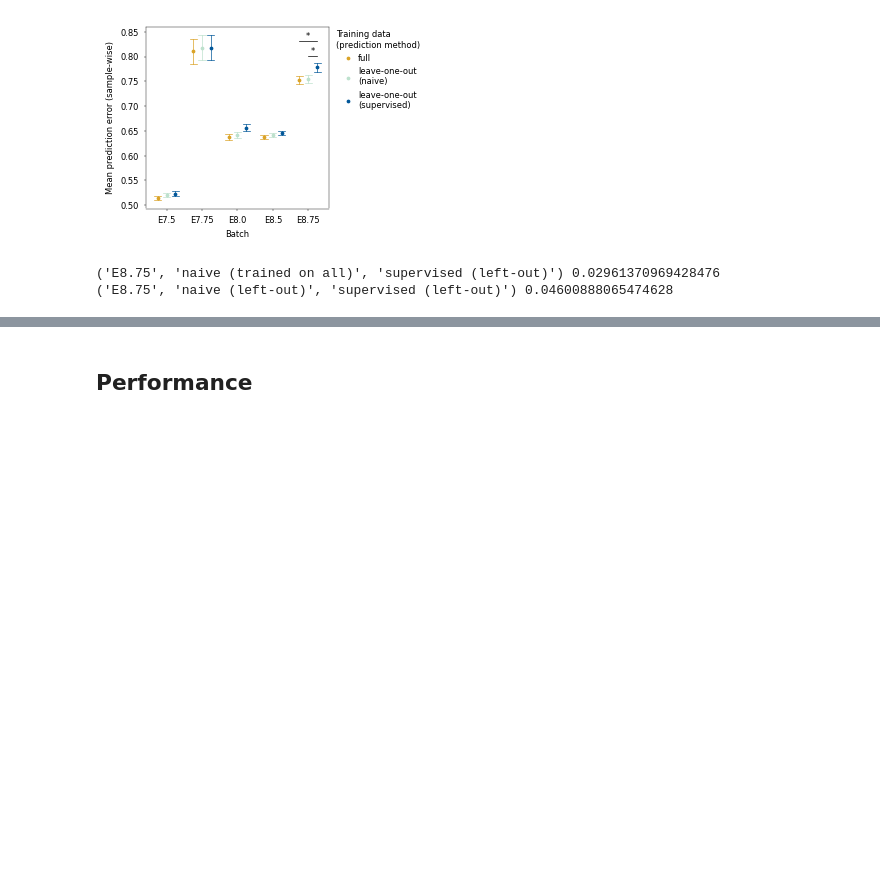
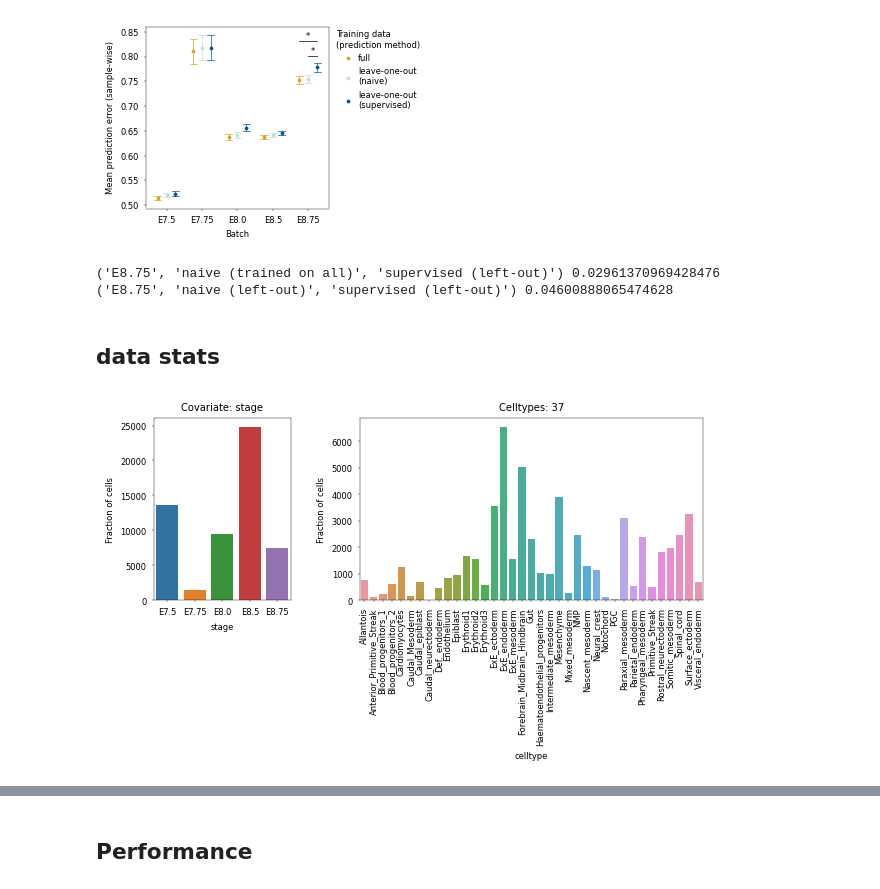
Before and after one commit to Center-for-Health-Data-Science/multiDGD_paper, a Jupyter notebook: experiments/test_notebooks/new_figures_tests.ipynb, the cells around one changed output, grey strips where cells are left out. Drawn from its saved outputs; the diff is of its cells as text; code cells hidden in the pictures; blank space fills up the shorter version.

```diff
--- a/experiments/test_notebooks/new_figures_tests.ipynb
+++ b/experiments/test_notebooks/new_figures_tests.ipynb
@@ -1535,0 +1551,2 @@ for key, value in significance_dict.items():
+# %% [markdown]
+## data stats
@@ -1535,0 +1558,47 @@ for key, value in significance_dict.items():
+# %%
+data_name = "mouse_gastrulation"
+data = md.read("../../data/mouse_gastrulation.h5mu", backed=False)
+# %%
+# make bar plots for meta data stats
+covariate_name = "stage"
+ct_name = "celltype"
+
+# make a figure with 2 subplots: one for the covariate and one for the celltypes
+fig = plt.figure(figsize=(18 * cm, 6 * cm))
+gs = gridspec.GridSpec(1, 3)
+# add spacing
+gs.update(wspace=0.5, hspace=0.0)
+ax_list = []
+
+# first plot the covariate
+ax_list.append(fig.add_subplot(gs[0, 0]))
+# make a summary statistic plot of the fractions of the covariates
+sns.barplot(
+    x=covariate_name,
+    y="fraction",
+    data=data.obs.groupby(covariate_name).size().reset_index(name="fraction"),
+    ax=ax_list[-1],
+)
+ax_list[-1].set_xlabel(covariate_name)
+ax_list[-1].set_ylabel("Fraction of cells")
+ax_list[-1].set_title("Covariate: {}".format(covariate_name))
+
+# now plot the celltypes
+ax_list.append(fig.add_subplot(gs[0, 1:]))
+# make a summary statistic plot of the fractions of the celltypes
+sns.barplot(
+    x=ct_name,
+    y="fraction",
+    data=data.obs.groupby(ct_name).size().reset_index(name="fraction"),
+    ax=ax_list[-1],
+)
+ax_list[-1].set_xlabel(ct_name)
+ax_list[-1].set_ylabel("Fraction of cells")
+ax_list[-1].set_xticklabels(ax_list[-1].get_xticklabels(), rotation=90)
+# set the title with the unique number of celltypes
+ax_list[-1].set_title("Celltypes: {}".format(len(data.obs[ct_name].unique())))
+
+# save the figure
+fig.savefig(os.path.join(plot_dir, data_name+"_meta_data_stats.png"), bbox_inches="tight", dpi=300)
+# %% [output]
+[figure, added]
```
Also changed, not shown: parts of 46 cells of this notebook, 9 other files.
